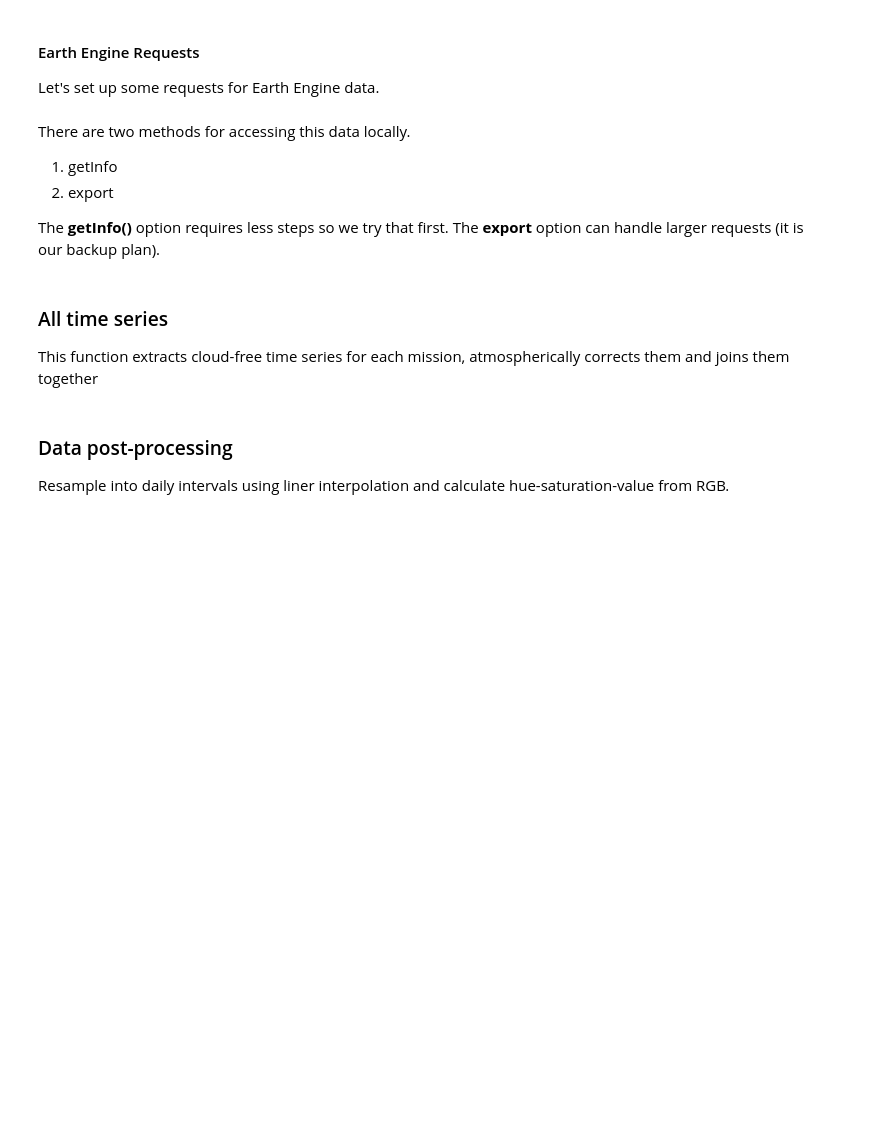
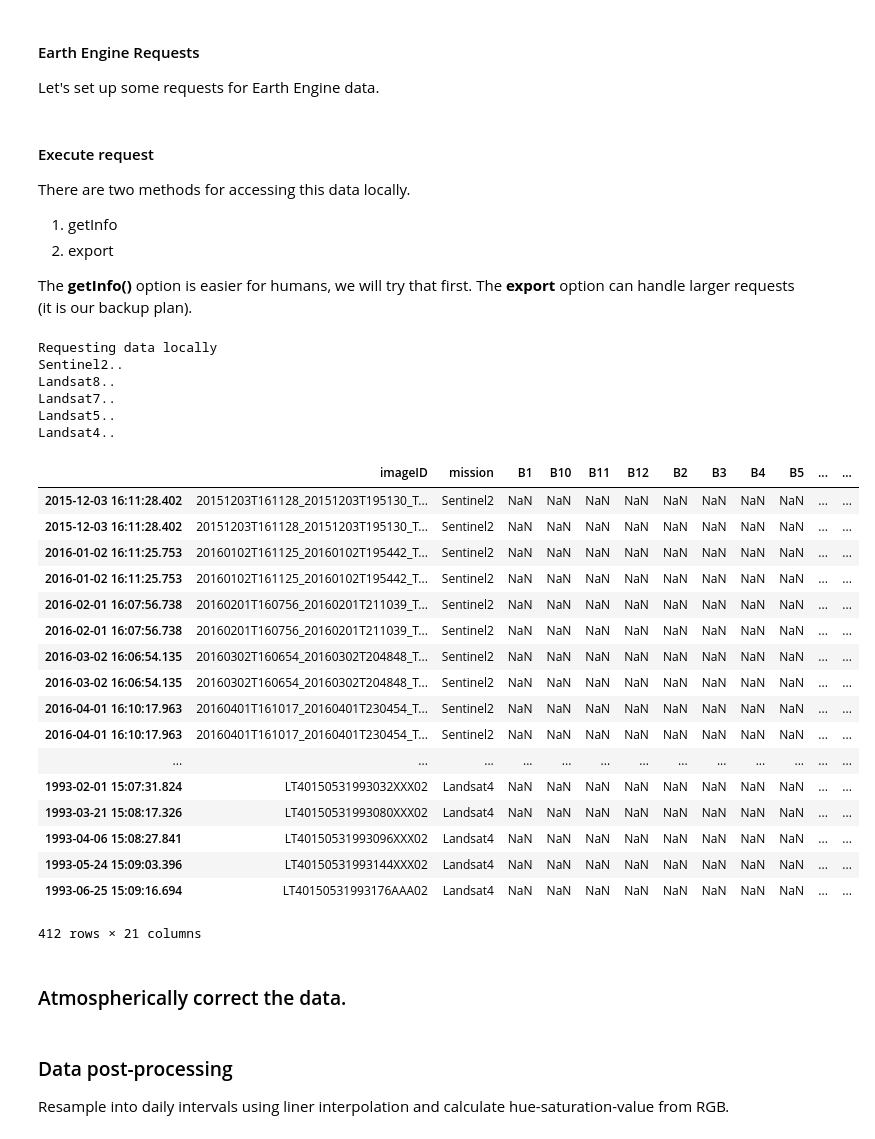
Before and after one commit to samsammurphy/ee-atmcorr-timeseries, a Jupyter notebook: jupyter_notebooks/lakes.ipynb, the cells around one changed output. Saved outputs shown, nothing was run; the diff lists cells and outputs as text; code cells hidden in the pictures; blank space fills up the shorter version.

```diff
--- a/jupyter_notebooks/lakes.ipynb
+++ b/jupyter_notebooks/lakes.ipynb
@@ -49,10 +49,10 @@ from plots import *
 # %% [markdown]
 ### User Input
 # %%
-target = 'Paderno'
+target = 'Poas'
 
 # geometry
-geom = read_kml('RED_LAKES.kml', target)
+geom = read_kml('IAVCEI.kml', target)
 
 # start and end of time series
 startDate = '1985-01-01'# YYYY-MM-DD
@@ -83,15 +75,24 @@ requests = {}
 for mission in missions:
     requests[mission] = request_meanRadiance(geom, startDate, stopDate, mission, True)
 # %% [markdown]
+#### Execute request
+
 There are two methods for  accessing this data locally.
 
 1. getInfo
 2. export
 
-The **getInfo()** option requires less steps so we try that first. The **export** option can handle larger requests (it is our backup plan).
+The **getInfo()** option is easier for humans, we will try that first. The **export** option can handle larger requests (it is our backup plan).
 # %%
 try:
     data = data_from_getInfo(requests)
 except Exception as e:
     task = data_export_task(requests, target)
     data = task_manager(task, target, e)
+# %% [output]
+Requesting data locally
+Sentinel2..
+Landsat8..
+Landsat7..
+Landsat5..
+Landsat4..
@@ -101,3 +98,0 @@ except Exception as e:
-# %% [markdown]
-### All time series
-This function extracts cloud-free time series for each mission, atmospherically corrects them and joins them together
@@ -103,0 +101,23 @@ This function extracts cloud-free time series for each mission, atmospherically
+# %%
+data
+# %% [output]
+|  | imageID | mission | B1 | B10 | B11 | B12 | B2 | B3 | B4 | B5 | ... | ... |
+| 2015-12-03 16:11:28.402 | 20151203T161128_20151203T195130_T... | Sentinel2 | NaN | NaN | NaN | NaN | NaN | NaN | NaN | NaN | ... | ... |
+| 2015-12-03 16:11:28.402 | 20151203T161128_20151203T195130_T... | Sentinel2 | NaN | NaN | NaN | NaN | NaN | NaN | NaN | NaN | ... | ... |
+| 2016-01-02 16:11:25.753 | 20160102T161125_20160102T195442_T... | Sentinel2 | NaN | NaN | NaN | NaN | NaN | NaN | NaN | NaN | ... | ... |
+| 2016-01-02 16:11:25.753 | 20160102T161125_20160102T195442_T... | Sentinel2 | NaN | NaN | NaN | NaN | NaN | NaN | NaN | NaN | ... | ... |
+| 2016-02-01 16:07:56.738 | 20160201T160756_20160201T211039_T... | Sentinel2 | NaN | NaN | NaN | NaN | NaN | NaN | NaN | NaN | ... | ... |
+| 2016-02-01 16:07:56.738 | 20160201T160756_20160201T211039_T... | Sentinel2 | NaN | NaN | NaN | NaN | NaN | NaN | NaN | NaN | ... | ... |
+| 2016-03-02 16:06:54.135 | 20160302T160654_20160302T204848_T... | Sentinel2 | NaN | NaN | NaN | NaN | NaN | NaN | NaN | NaN | ... | ... |
+| 2016-03-02 16:06:54.135 | 20160302T160654_20160302T204848_T... | Sentinel2 | NaN | NaN | NaN | NaN | NaN | NaN | NaN | NaN | ... | ... |
+| 2016-04-01 16:10:17.963 | 20160401T161017_20160401T230454_T... | Sentinel2 | NaN | NaN | NaN | NaN | NaN | NaN | NaN | NaN | ... | ... |
+| 2016-04-01 16:10:17.963 | 20160401T161017_20160401T230454_T... | Sentinel2 | NaN | NaN | NaN | NaN | NaN | NaN | NaN | NaN | ... | ... |
+| ... | ... | ... | ... | ... | ... | ... | ... | ... | ... | ... | ... | ... |
+| 1993-02-01 15:07:31.824 | LT40150531993032XXX02 | Landsat4 | NaN | NaN | NaN | NaN | NaN | NaN | NaN | NaN | ... | ... |
+| 1993-03-21 15:08:17.326 | LT40150531993080XXX02 | Landsat4 | NaN | NaN | NaN | NaN | NaN | NaN | NaN | NaN | ... | ... |
+| 1993-04-06 15:08:27.841 | LT40150531993096XXX02 | Landsat4 | NaN | NaN | NaN | NaN | NaN | NaN | NaN | NaN | ... | ... |
+| 1993-05-24 15:09:03.396 | LT40150531993144XXX02 | Landsat4 | NaN | NaN | NaN | NaN | NaN | NaN | NaN | NaN | ... | ... |
+| 1993-06-25 15:09:16.694 | LT40150531993176AAA02 | Landsat4 | NaN | NaN | NaN | NaN | NaN | NaN | NaN | NaN | ... | ... |
+412 rows × 21 columns
+# %% [markdown]
+### Atmospherically correct the data.
```
Also changed, not shown: parts of 5 cells of this notebook.
